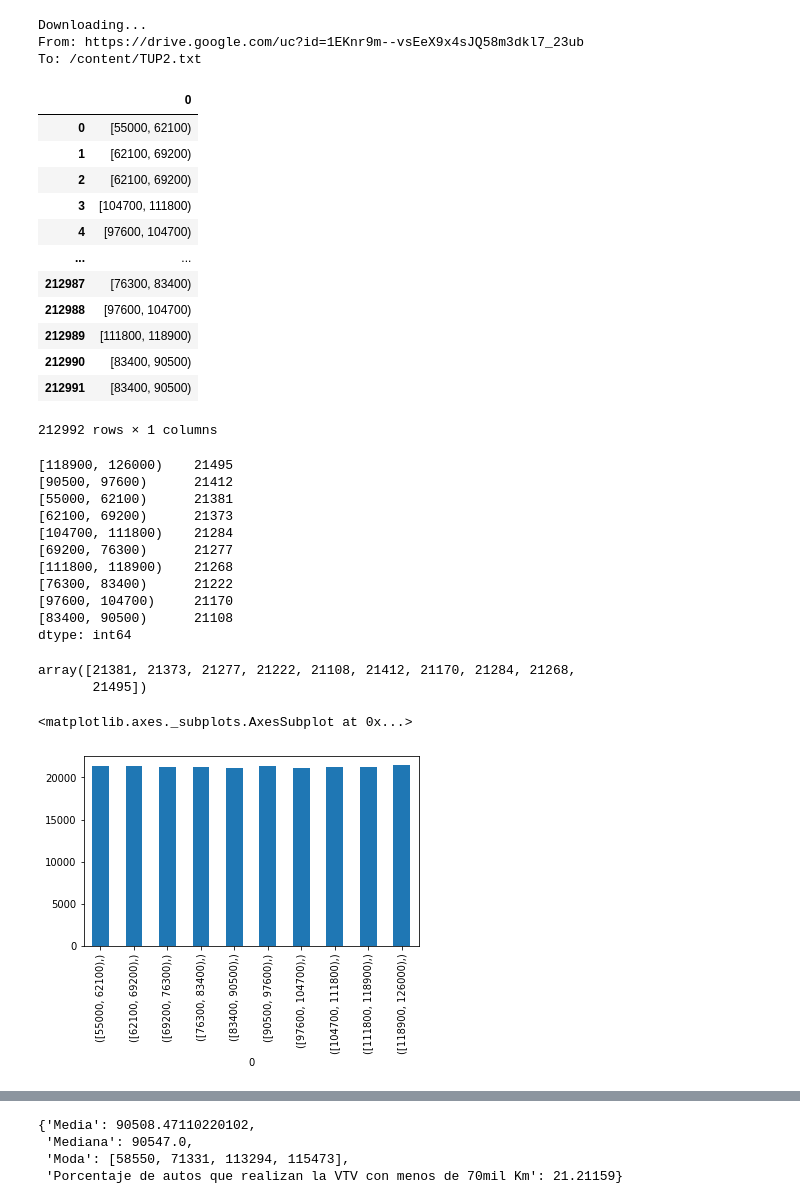
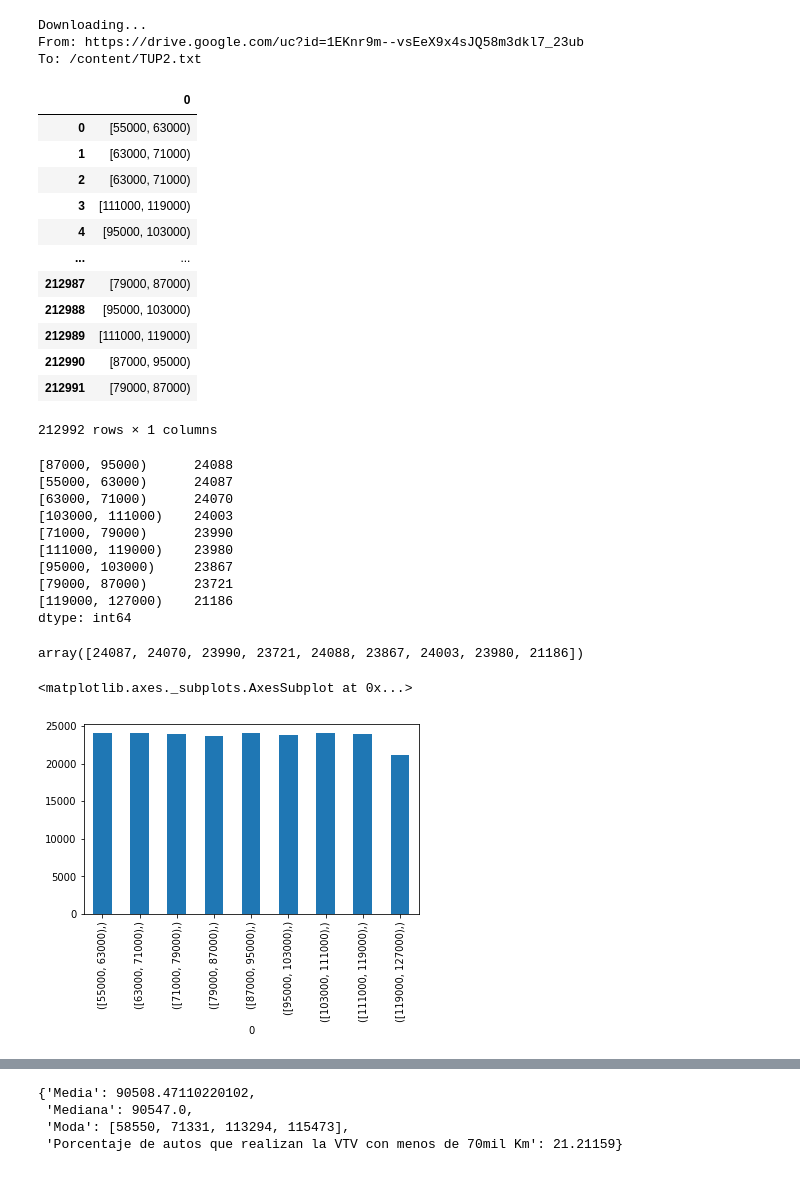
Before and after one commit to ELNICKI/Tp-Estadistica, a Jupyter notebook: Copia_de_tp_estadistica_V2.ipynb, the cells around one changed output, grey strips where cells are left out. Cells and saved outputs as stored; diff of their text form; code cells hidden in the pictures.

```diff
--- a/Copia_de_tp_estadistica_V2.ipynb
+++ b/Copia_de_tp_estadistica_V2.ipynb
@@ -44,44 +44,42 @@ import statistics
 %matplotlib inline
 # %%
 df = pd.read_csv('data.csv', header=None)
-res, bins = pd.cut(df[df.columns[0]],range(55000, 130000, 7100), right=False, retbins=True)
+res, bins = pd.cut(df[df.columns[0]],range(55000, 130000, 8000), right=False, retbins=True)
 res = pd.DataFrame(res)
 res
 # %% [output]
 |  | 0 |
-| 0 | [55000, 62100) |
-| 1 | [62100, 69200) |
-| 2 | [62100, 69200) |
-| 3 | [104700, 111800) |
-| 4 | [97600, 104700) |
+| 0 | [55000, 63000) |
+| 1 | [63000, 71000) |
+| 2 | [63000, 71000) |
+| 3 | [111000, 119000) |
+| 4 | [95000, 103000) |
 | ... | ... |
-| 212987 | [76300, 83400) |
-| 212988 | [97600, 104700) |
-| 212989 | [111800, 118900) |
-| 212990 | [83400, 90500) |
-| 212991 | [83400, 90500) |
+| 212987 | [79000, 87000) |
+| 212988 | [95000, 103000) |
+| 212989 | [111000, 119000) |
+| 212990 | [87000, 95000) |
+| 212991 | [79000, 87000) |
 212992 rows × 1 columns
 # %%
 res.value_counts().to_csv('tabla_frecuencia.csv')
 res.value_counts()
 # %% [output]
-[118900, 126000)    21495
-[90500, 97600)      21412
-[55000, 62100)      21381
-[62100, 69200)      21373
-[104700, 111800)    21284
-[69200, 76300)      21277
-[111800, 118900)    21268
-[76300, 83400)      21222
-[97600, 104700)     21170
-[83400, 90500)      21108
+[87000, 95000)      24088
+[55000, 63000)      24087
+[63000, 71000)      24070
+[103000, 111000)    24003
+[71000, 79000)      23990
+[111000, 119000)    23980
+[95000, 103000)     23867
+[79000, 87000)      23721
+[119000, 127000)    21186
 dtype: int64
 # %%
 samples = res.value_counts().sort_index()
 samples.to_numpy().flatten()
 # %% [output]
-array([21381, 21373, 21277, 21222, 21108, 21412, 21170, 21284, 21268,
-       21495])
+array([24087, 24070, 23990, 23721, 24088, 23867, 24003, 23980, 21186])
 # %%
 fig, ax = plt.subplots(figsize=(6, 3.5))
 (
@@ -89,7 +87,7 @@ fig, ax = plt.subplots(figsize=(6, 3.5))
 )
 # %% [output]
 <matplotlib.axes._subplots.AxesSubplot at 0x...>
-[figure, old version]
+[figure, new version]
 # %%
 # Creamos histograma de frecuencias
 fig, ax = plt.subplots(figsize=(6, 3.5))
```
Also changed, not shown: parts of 7 cells of this notebook, 2 other files.
